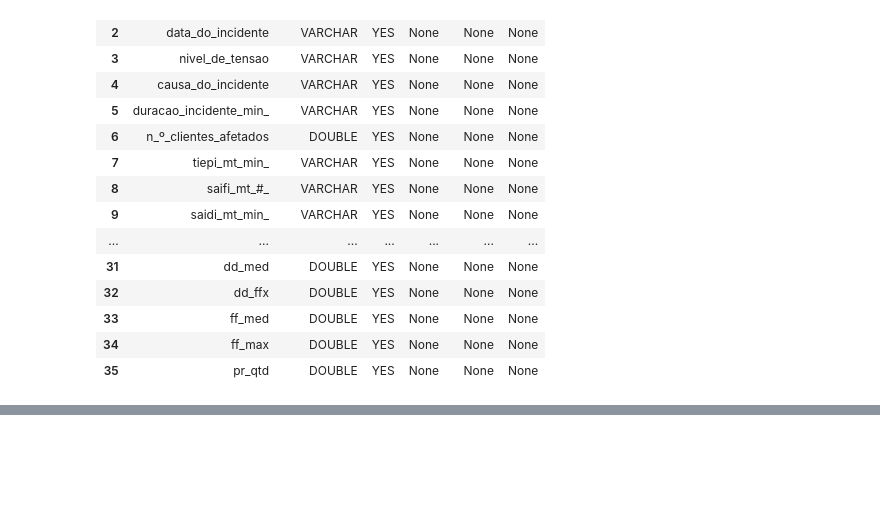
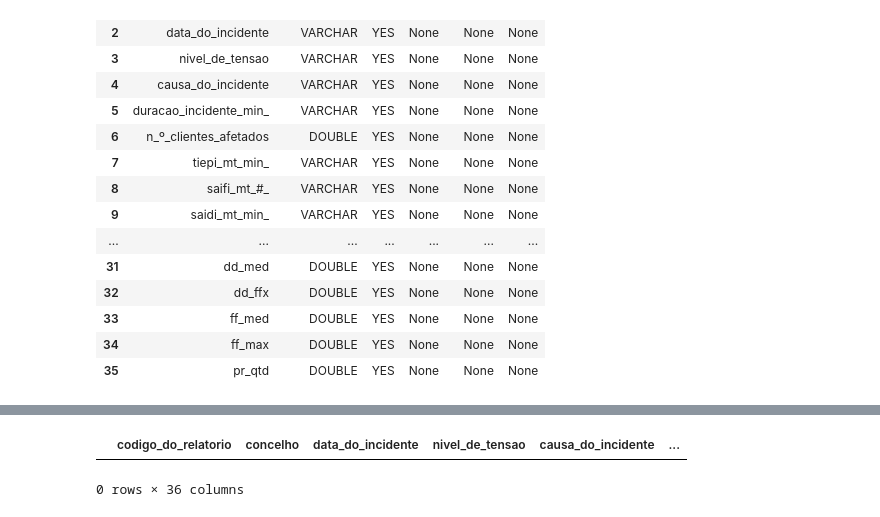
Before and after one commit to Vullkano/pfacd, a Jupyter notebook: src/analise/analise_new_eventos.ipynb, the cells around one changed output, grey strips where cells are left out. Drawn from its saved outputs; the diff is of its cells as text; code cells hidden in the pictures; blank space fills up the shorter version.

```diff
--- a/src/analise/analise_new_eventos.ipynb
+++ b/src/analise/analise_new_eventos.ipynb
@@ -137,0 +138,6 @@ duckdb.sql(r"select distinct tiepi_mt_min_, end_mwh_ from df where nivel_de_tens
+# %%
+# check which columns aren't YYYY-MM-DD in data_do_incidente
+df[~df.data_do_incidente.str.match(r"\d{4}-\d{2}-\d{2}")]
+# %% [output]
+|  | codigo_do_relatorio | concelho | data_do_incidente | nivel_de_tensao | causa_do_incidente | ... |
+0 rows × 36 columns
```
Also changed, not shown: parts of 3 cells of this notebook, 3 other files.
